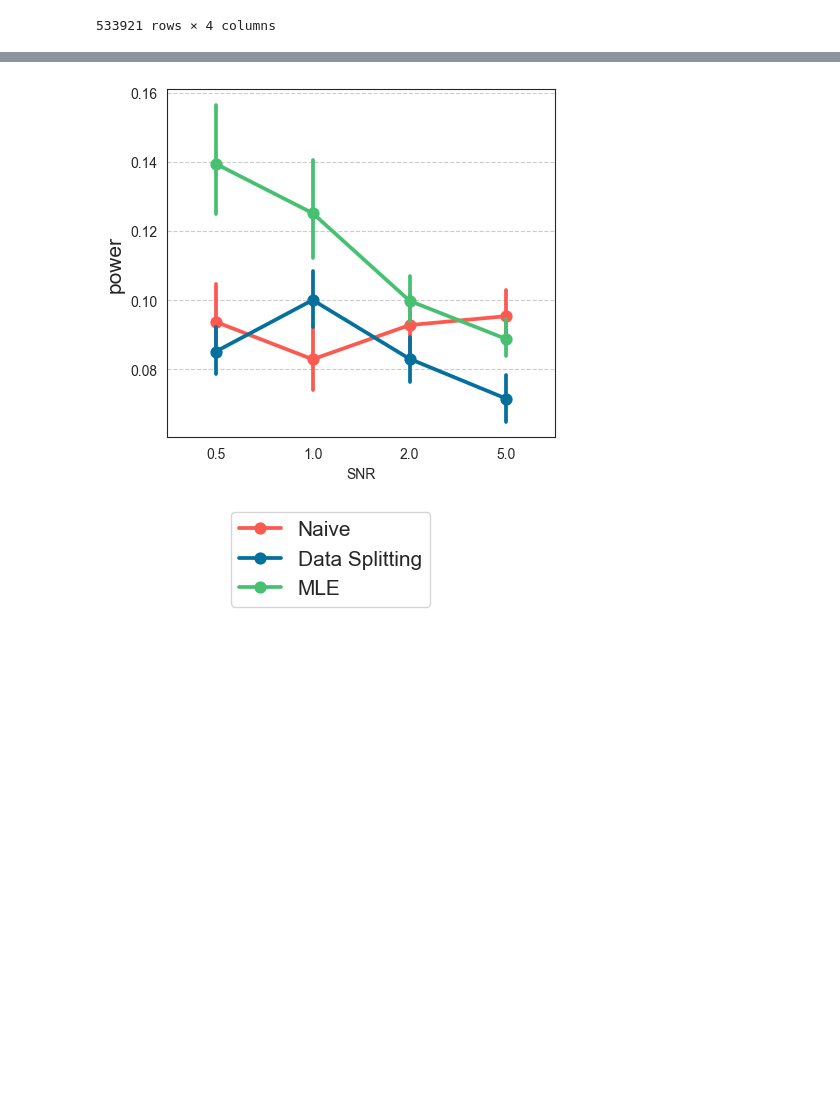
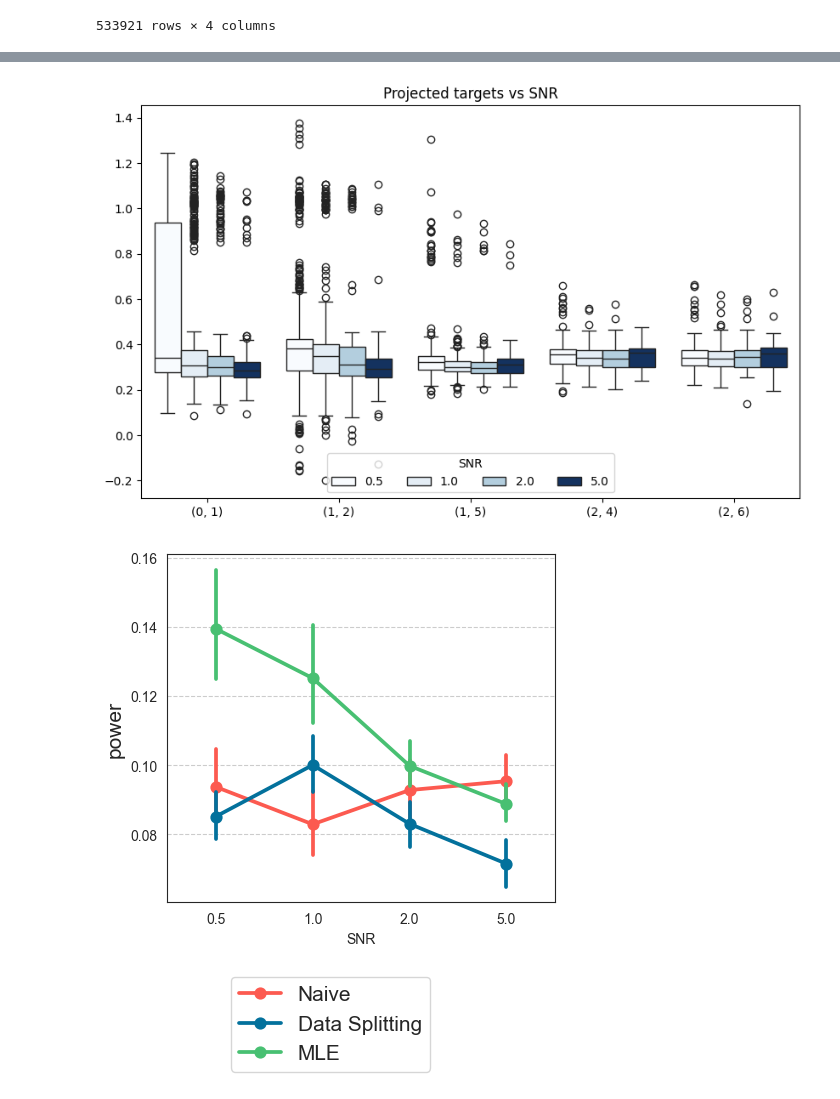
Before and after one commit to yiling-h/SI-Interaction, a Jupyter notebook: selectinf/Simulation/H1/Results/SNR/plotting_SNR.ipynb, the cells around one changed output, grey strips where cells are left out. Cells and saved outputs as stored; diff of their text form; code cells hidden in the pictures; blank space fills up the shorter version.

```diff
--- a/selectinf/Simulation/H1/Results/SNR/plotting_SNR.ipynb
+++ b/selectinf/Simulation/H1/Results/SNR/plotting_SNR.ipynb
@@ -141,3 +153,7 @@ plot_multi_targets(filtered_targets, xaxis="SNR")
+# %%
+plot_multi_targets(filter_targets_dict(filtered_targets,'MLE'), xaxis="SNR")
+# %% [output]
+[figure, added]
 # %%
 point_plot_multimetrics(oper_char_df=pd.DataFrame(oper_char),
                         x_axis="SNR",
```
Also changed, not shown: parts of 7 cells of this notebook.
